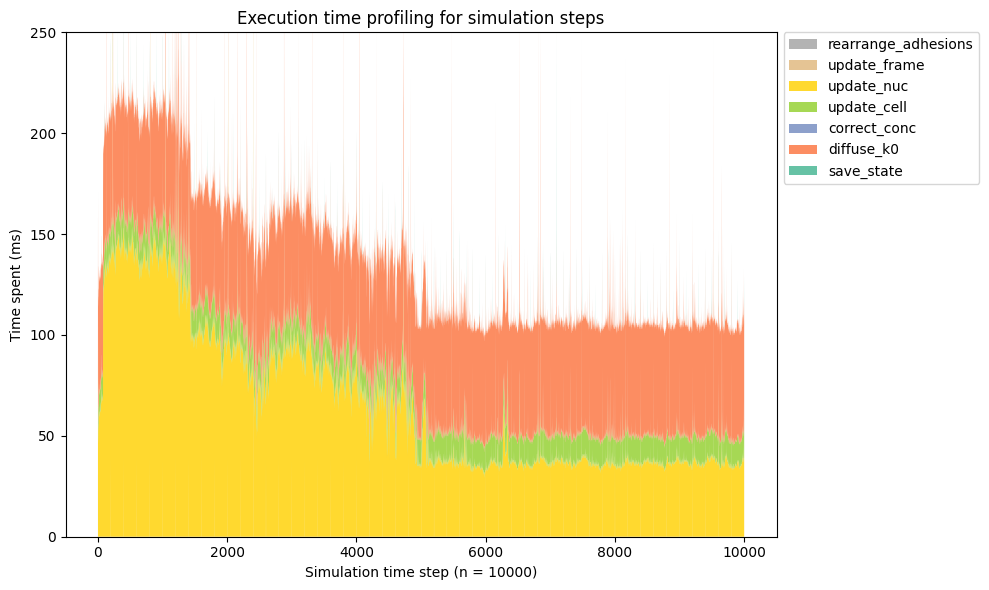
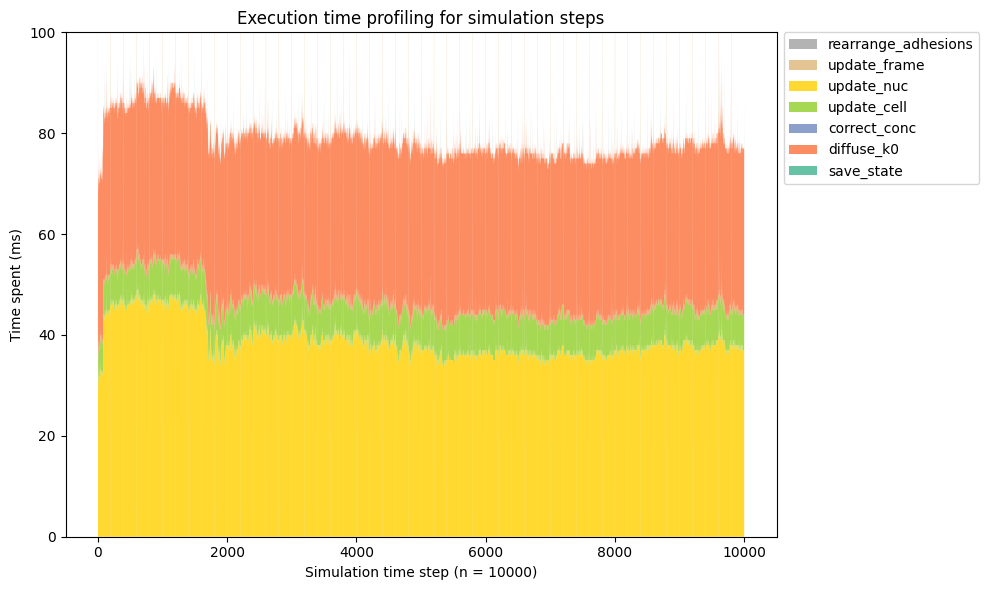
Code edit (unified diff) that turned the first committed figure into the second:
--- before
+++ after
@@ -3,5 +3,5 @@
 plt.figure(figsize=(10, 6))
 plt.stackplot(x.T, data.T, labels=cols, colors=colors)
-plt.ylim(0, 250)
+plt.ylim(0, 100)
 plt.legend(bbox_to_anchor=(1.01, 1), loc='upper left', borderaxespad=0.)
 plt.ylabel("Time spent (ms)")

Commit: Added AC signal to the cell animation and fig 1